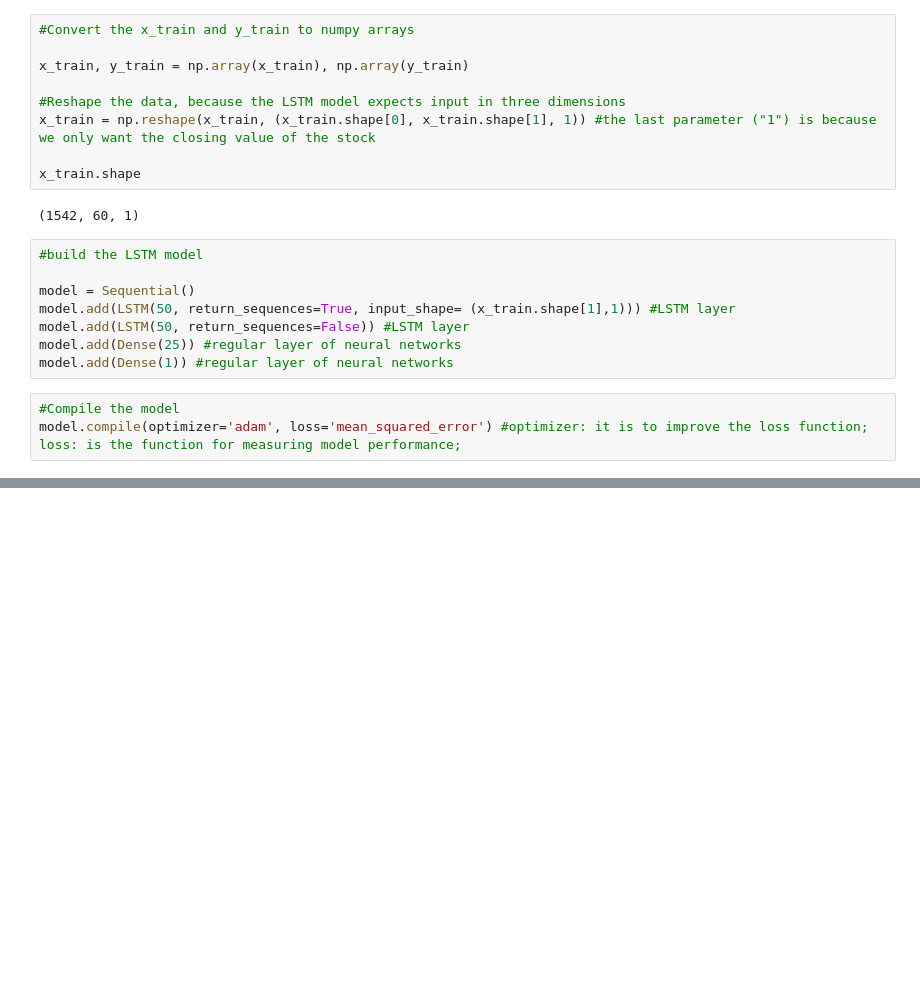
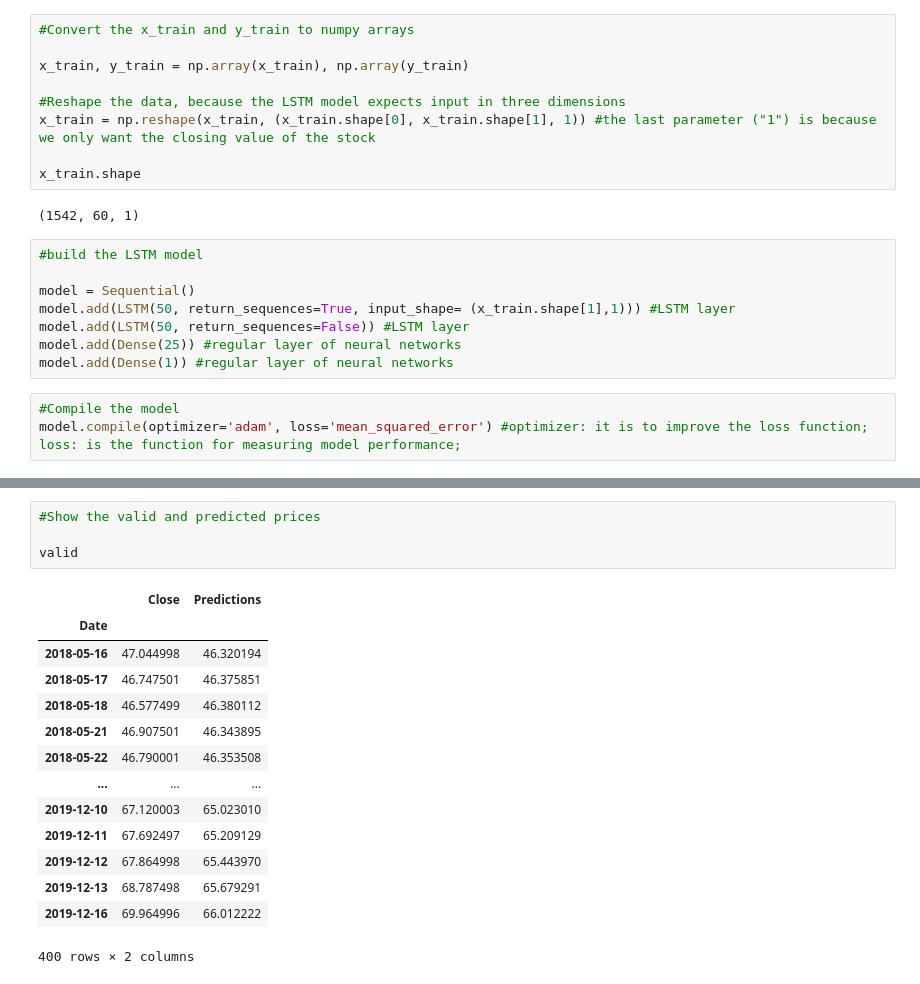
Before and after one commit to CristoferSilva/StockPrediction, a Jupyter notebook: StockPrediction.ipynb, the cells around one changed output, grey strips where cells are left out. Saved outputs shown, nothing was run; the diff lists cells and outputs as text; blank space fills up the shorter version.

```diff
--- a/StockPrediction.ipynb
+++ b/StockPrediction.ipynb
@@ -144,0 +182,19 @@ model.compile(optimizer='adam', loss='mean_squared_error') #optimizer: it is to
+# %%
+#Show the valid and predicted prices
+
+valid
+# %% [output]
+|  | Close | Predictions |
+| Date |  |  |
+| 2018-05-16 | 47.044998 | 46.320194 |
+| 2018-05-17 | 46.747501 | 46.375851 |
+| 2018-05-18 | 46.577499 | 46.380112 |
+| 2018-05-21 | 46.907501 | 46.343895 |
+| 2018-05-22 | 46.790001 | 46.353508 |
+| ... | ... | ... |
+| 2019-12-10 | 67.120003 | 65.023010 |
+| 2019-12-11 | 67.692497 | 65.209129 |
+| 2019-12-12 | 67.864998 | 65.443970 |
+| 2019-12-13 | 68.787498 | 65.679291 |
+| 2019-12-16 | 69.964996 | 66.012222 |
+400 rows × 2 columns
```
Also changed, not shown: parts of 10 cells of this notebook.
